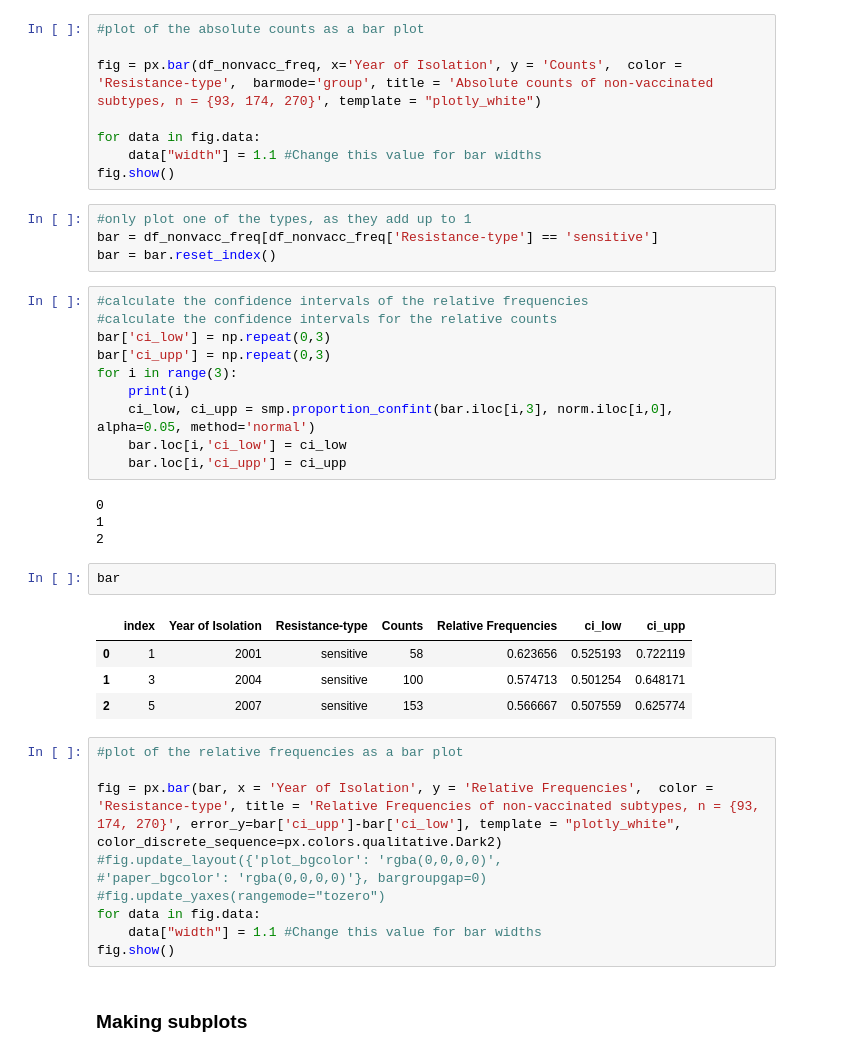
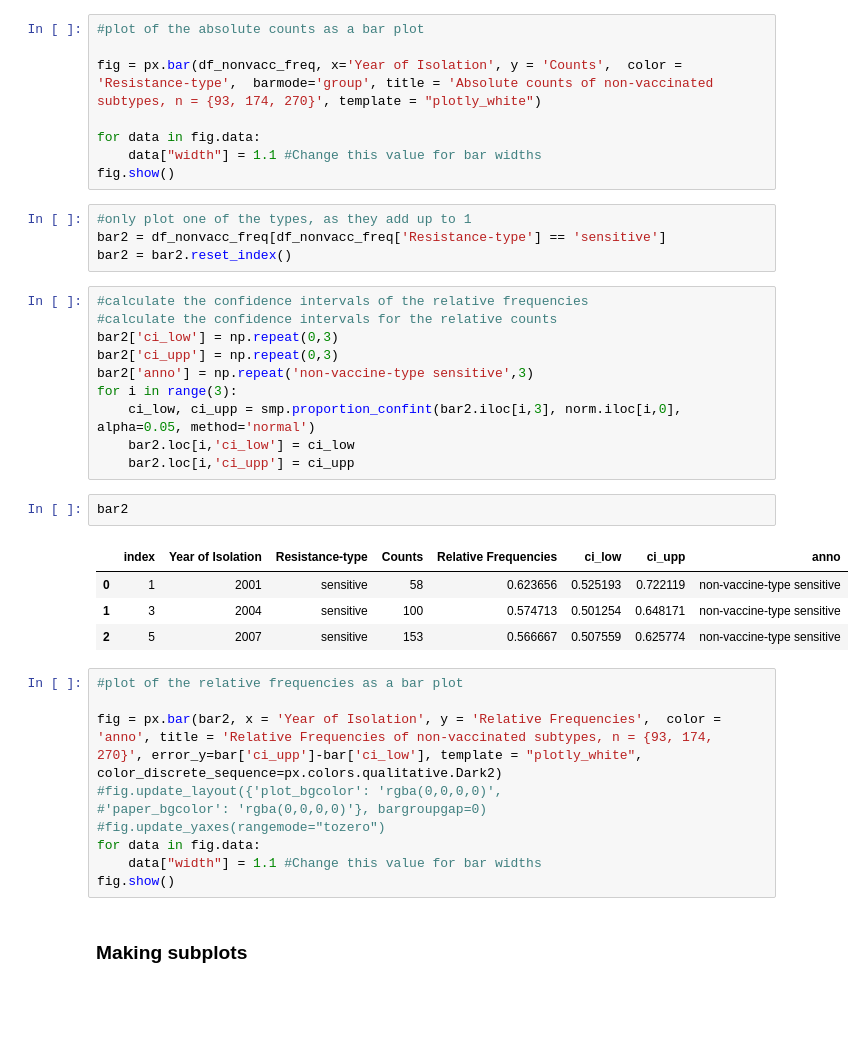
Before and after one commit to mjemons/IDD_TB, a Jupyter notebook: scripts/data-analysis.ipynb, the cells around one changed output. Cells and saved outputs as stored; diff of their text form; blank space fills up the shorter version.

```diff
--- a/scripts/data-analysis.ipynb
+++ b/scripts/data-analysis.ipynb
@@ -305,33 +348,29 @@ for data in fig.data:
 fig.show()
 # %%
 #only plot one of the types, as they add up to 1
-bar = df_nonvacc_freq[df_nonvacc_freq['Resistance-type'] == 'sensitive']
-bar = bar.reset_index()
+bar2 = df_nonvacc_freq[df_nonvacc_freq['Resistance-type'] == 'sensitive']
+bar2 = bar2.reset_index()
 # %%
 #calculate the confidence intervals of the relative frequencies
 #calculate the confidence intervals for the relative counts
-bar['ci_low'] = np.repeat(0,3)
-bar['ci_upp'] = np.repeat(0,3)
+bar2['ci_low'] = np.repeat(0,3)
+bar2['ci_upp'] = np.repeat(0,3)
+bar2['anno'] = np.repeat('non-vaccine-type sensitive',3)
 for i in range(3):
-    print(i)
-    ci_low, ci_upp = smp.proportion_confint(bar.iloc[i,3], norm.iloc[i,0], alpha=0.05, method='normal')
-    bar.loc[i,'ci_low'] = ci_low
-    bar.loc[i,'ci_upp'] = ci_upp
+    ci_low, ci_upp = smp.proportion_confint(bar2.iloc[i,3], norm.iloc[i,0], alpha=0.05, method='normal')
+    bar2.loc[i,'ci_low'] = ci_low
+    bar2.loc[i,'ci_upp'] = ci_upp
-# %% [output]
-0
-1
-2
-# %%
-bar
-# %% [output]
-|  | index | Year of Isolation | Resistance-type | Counts | Relative Frequencies | ci_low | ci_upp |
-| 0 | 1 | 2001 | sensitive | 58 | 0.623656 | 0.525193 | 0.722119 |
-| 1 | 3 | 2004 | sensitive | 100 | 0.574713 | 0.501254 | 0.648171 |
-| 2 | 5 | 2007 | sensitive | 153 | 0.566667 | 0.507559 | 0.625774 |
+# %%
+bar2
+# %% [output]
+|  | index | Year of Isolation | Resistance-type | Counts | Relative Frequencies | ci_low | ci_upp | anno |
+| 0 | 1 | 2001 | sensitive | 58 | 0.623656 | 0.525193 | 0.722119 | non-vaccine-type sensitive |
+| 1 | 3 | 2004 | sensitive | 100 | 0.574713 | 0.501254 | 0.648171 | non-vaccine-type sensitive |
+| 2 | 5 | 2007 | sensitive | 153 | 0.566667 | 0.507559 | 0.625774 | non-vaccine-type sensitive |
 # %%
 #plot of the relative frequencies as a bar plot
 
-fig = px.bar(bar, x = 'Year of Isolation', y = 'Relative Frequencies',  color = 'Resistance-type', title = 'Relative Frequencies of non-vaccinated subtypes, n = {93, 174, 270}', error_y=bar['ci_upp']-bar['ci_low'], template = "plotly_white", color_discrete_sequence=px.colors.qualitative.Dark2)
+fig = px.bar(bar2, x = 'Year of Isolation', y = 'Relative Frequencies',  color = 'anno', title = 'Relative Frequencies of non-vaccinated subtypes, n = {93, 174, 270}', error_y=bar['ci_upp']-bar['ci_low'], template = "plotly_white", color_discrete_sequence=px.colors.qualitative.Dark2)
 #fig.update_layout({'plot_bgcolor': 'rgba(0,0,0,0)',
 #'paper_bgcolor': 'rgba(0,0,0,0)'}, bargroupgap=0)
 #fig.update_yaxes(rangemode="tozero")
```
Also changed, not shown: parts of 9 cells of this notebook, 1 other file.
